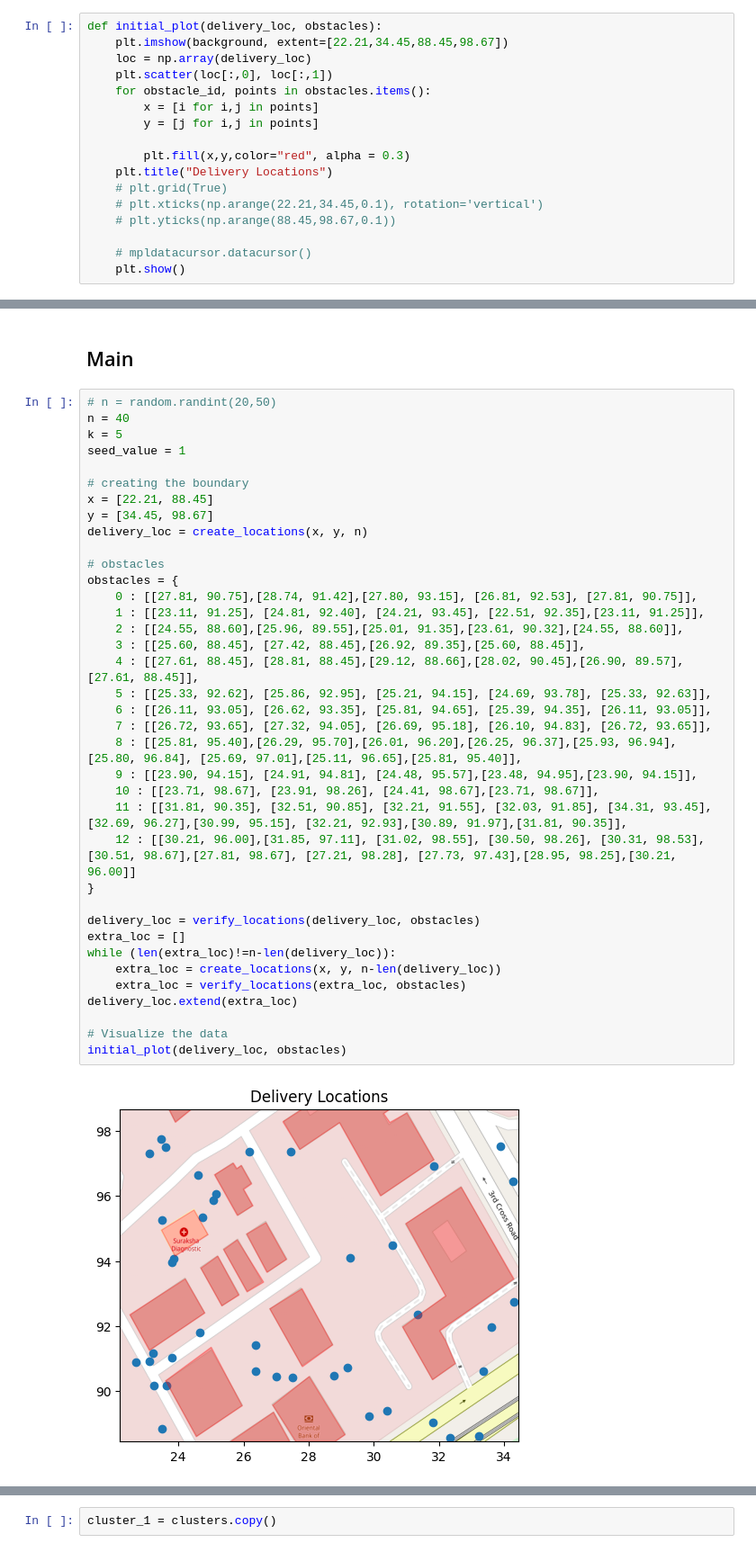
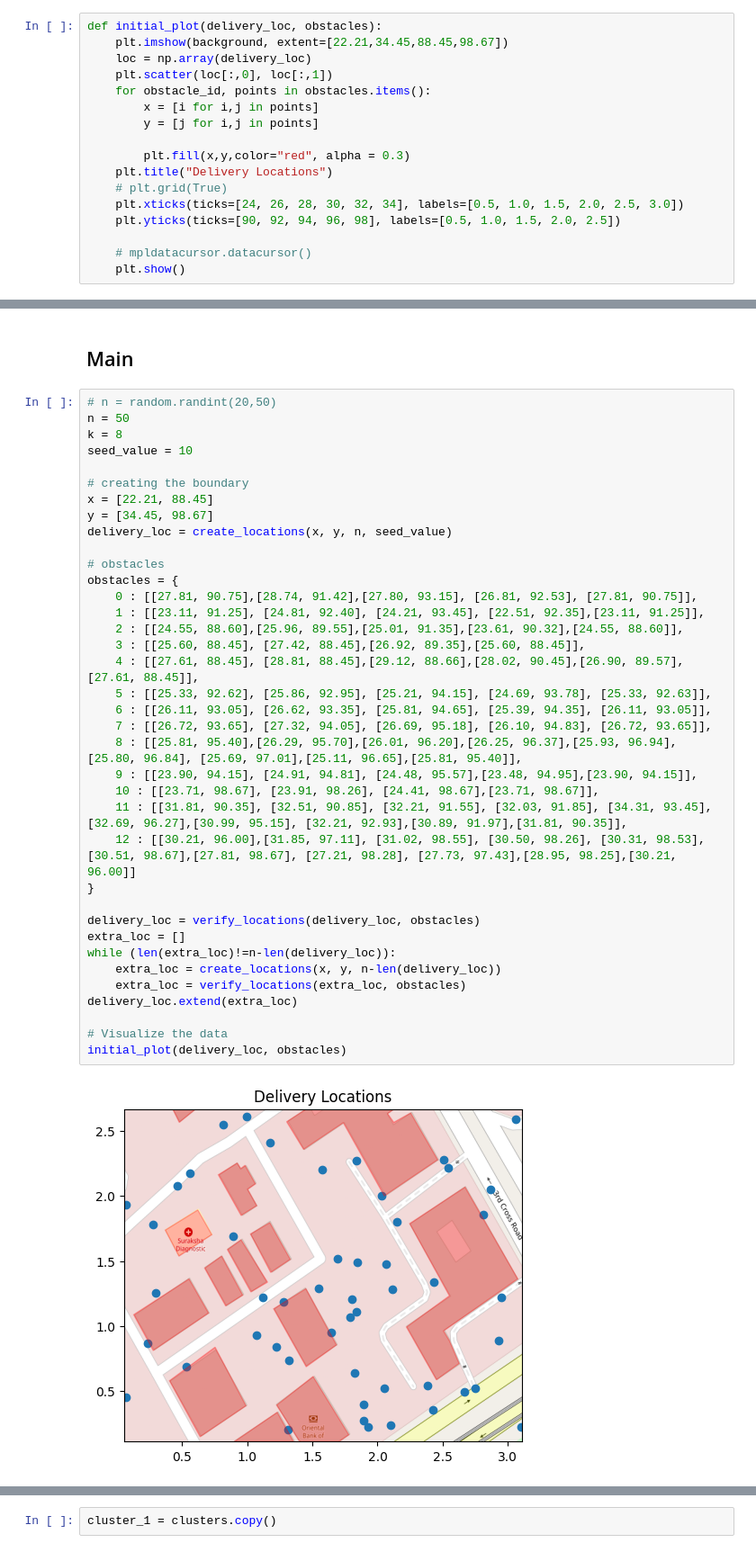
Before and after one commit to CR-Samrat/drone-based-delivary, a Jupyter notebook: Euclidean_Capacity_k_with_obstacle.ipynb, the cells around one changed output, grey strips where cells are left out. Shown at 90% size. Saved outputs shown, nothing was run; the diff lists cells and outputs as text.

```diff
--- a/Euclidean_Capacity_k_with_obstacle.ipynb
+++ b/Euclidean_Capacity_k_with_obstacle.ipynb
@@ -69,8 +69,8 @@ def initial_plot(delivery_loc, obstacles):
         plt.fill(x,y,color="red", alpha = 0.3)
     plt.title("Delivery Locations")
     # plt.grid(True)
-    # plt.xticks(np.arange(22.21,34.45,0.1), rotation='vertical')
-    # plt.yticks(np.arange(88.45,98.67,0.1))
+    plt.xticks(ticks=[24, 26, 28, 30, 32, 34], labels=[0.5, 1.0, 1.5, 2.0, 2.5, 3.0])
+    plt.yticks(ticks=[90, 92, 94, 96, 98], labels=[0.5, 1.0, 1.5, 2.0, 2.5])
 
     # mpldatacursor.datacursor()
     plt.show()
@@ -642,43 +651,43 @@ def geometric_median(points, obstacles, eps=1e-5):
 ## Main
 # %%
 # n = random.randint(20,50)
-n = 40
-k = 5
-seed_value = 1
+n = 50
+k = 8
+seed_value = 10
 
 # creating the boundary
 x = [22.21, 88.45]
 y = [34.45, 98.67]
-delivery_loc = create_locations(x, y, n)
+delivery_loc = create_locations(x, y, n, seed_value)
 
 # obstacles
 obstacles = {
     0 : [[27.81, 90.75],[28.74, 91.42],[27.80, 93.15], [26.81, 92.53], [27.81, 90.75]],
     1 : [[23.11, 91.25], [24.81, 92.40], [24.21, 93.45], [22.51, 92.35],[23.11, 91.25]],
     2 : [[24.55, 88.60],[25.96, 89.55],[25.01, 91.35],[23.61, 90.32],[24.55, 88.60]],
     3 : [[25.60, 88.45], [27.42, 88.45],[26.92, 89.35],[25.60, 88.45]],
     4 : [[27.61, 88.45], [28.81, 88.45],[29.12, 88.66],[28.02, 90.45],[26.90, 89.57],[27.61, 88.45]],
     5 : [[25.33, 92.62], [25.86, 92.95], [25.21, 94.15], [24.69, 93.78], [25.33, 92.63]],
     6 : [[26.11, 93.05], [26.62, 93.35], [25.81, 94.65], [25.39, 94.35], [26.11, 93.05]],
     7 : [[26.72, 93.65], [27.32, 94.05], [26.69, 95.18], [26.10, 94.83], [26.72, 93.65]],
     8 : [[25.81, 95.40],[26.29, 95.70],[26.01, 96.20],[26.25, 96.37],[25.93, 96.94],[25.80, 96.84], [25.69, 97.01],[25.11, 96.65],[25.81, 95.40]],
     9 : [[23.90, 94.15], [24.91, 94.81], [24.48, 95.57],[23.48, 94.95],[23.90, 94.15]],
     10 : [[23.71, 98.67], [23.91, 98.26], [24.41, 98.67],[23.71, 98.67]],
     11 : [[31.81, 90.35], [32.51, 90.85], [32.21, 91.55], [32.03, 91.85], [34.31, 93.45], [32.69, 96.27],[30.99, 95.15], [32.21, 92.93],[30.89, 91.97],[31.81, 90.35]],
     12 : [[30.21, 96.00],[31.85, 97.11], [31.02, 98.55], [30.50, 98.26], [30.31, 98.53], [30.51, 98.67],[27.81, 98.67], [27.21, 98.28], [27.73, 97.43],[28.95, 98.25],[30.21, 96.00]]
 }
 
 delivery_loc = verify_locations(delivery_loc, obstacles)
 extra_loc = []
 while (len(extra_loc)!=n-len(delivery_loc)):
     extra_loc = create_locations(x, y, n-len(delivery_loc))
     extra_loc = verify_locations(extra_loc, obstacles)
 delivery_loc.extend(extra_loc)
 
 # Visualize the data
 initial_plot(delivery_loc, obstacles)
 # %% [output]
-[figure, old version]
+[figure, new version]
 # %%
 print(len(delivery_loc))
 # %% [output]
```
Also changed, not shown: parts of 21 cells of this notebook, 5 other files.
